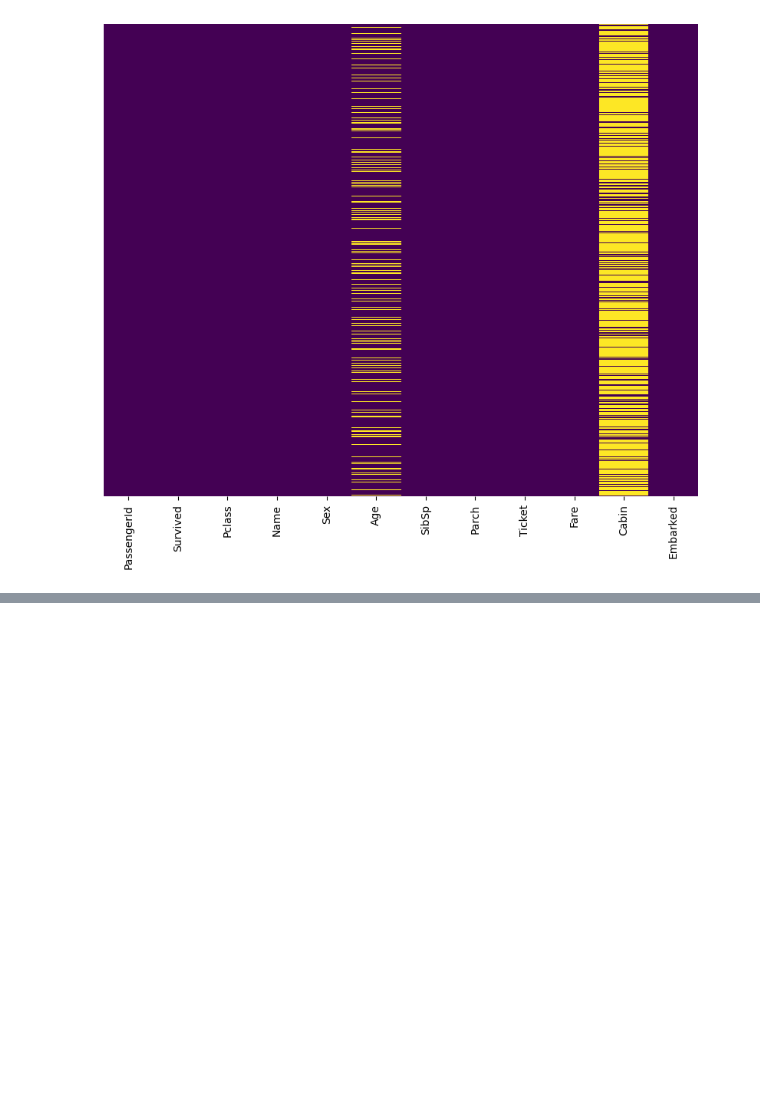
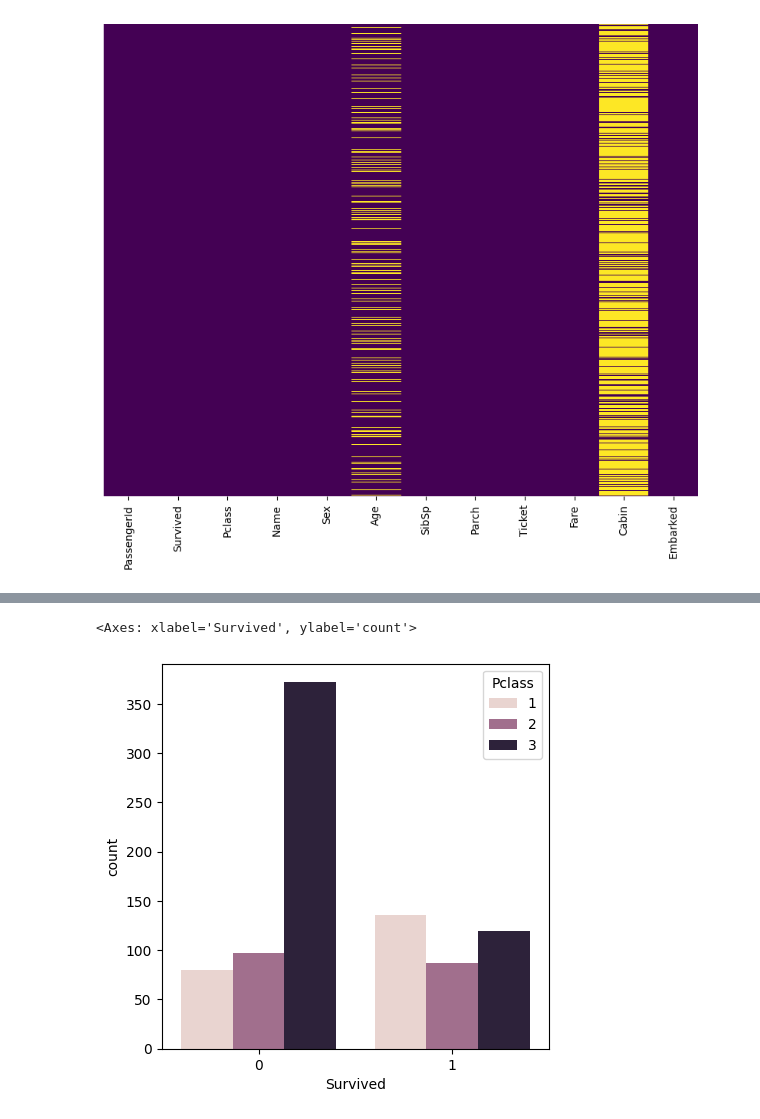
Before and after one commit to DavidRamirez20/DataScienceProjects, a Jupyter notebook: Titanic.ipynb, the cells around one changed output, grey strips where cells are left out. Cells and saved outputs as stored; diff of their text form; code cells hidden in the pictures; blank space fills up the shorter version.

```diff
--- a/Titanic.ipynb
+++ b/Titanic.ipynb
@@ -63,0 +85,6 @@ sns.heatmap(df.isnull(),yticklabels=False,cbar=False,cmap='viridis')
+# %%
+plt.figure(figsize=(5,5))
+sns.countplot(data=df,x='Survived',hue='Pclass')
+# %% [output]
+<Axes: xlabel='Survived', ylabel='count'>
+[figure, added]
```
Also changed, not shown: parts of 17 cells of this notebook.
